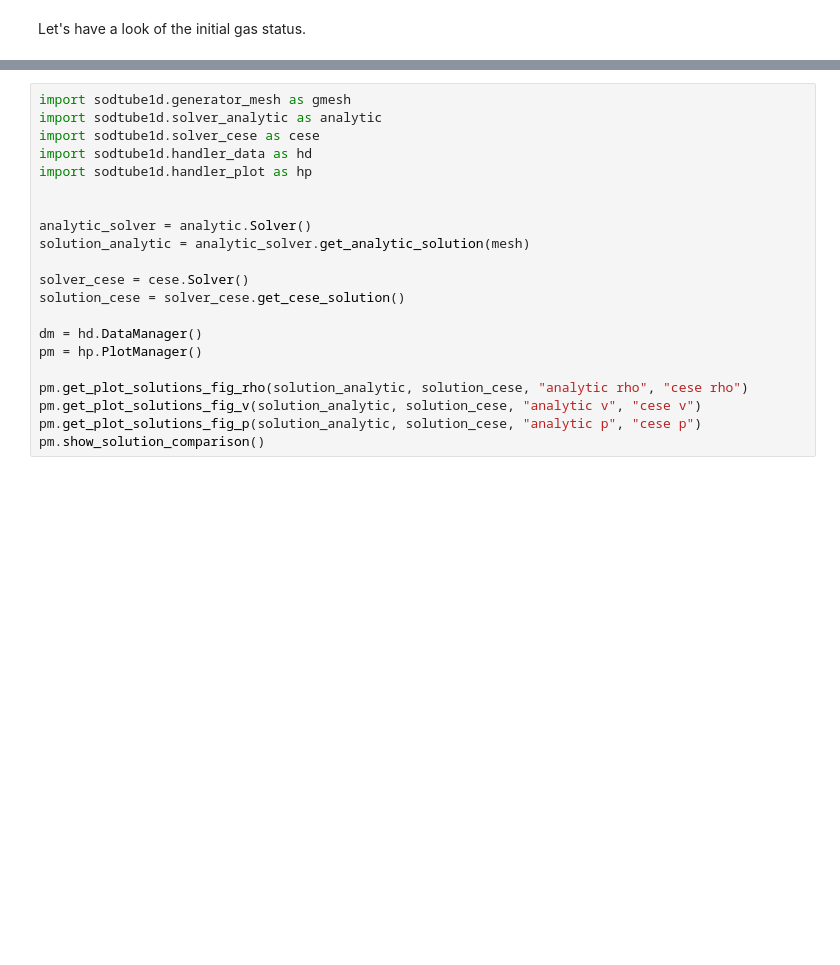
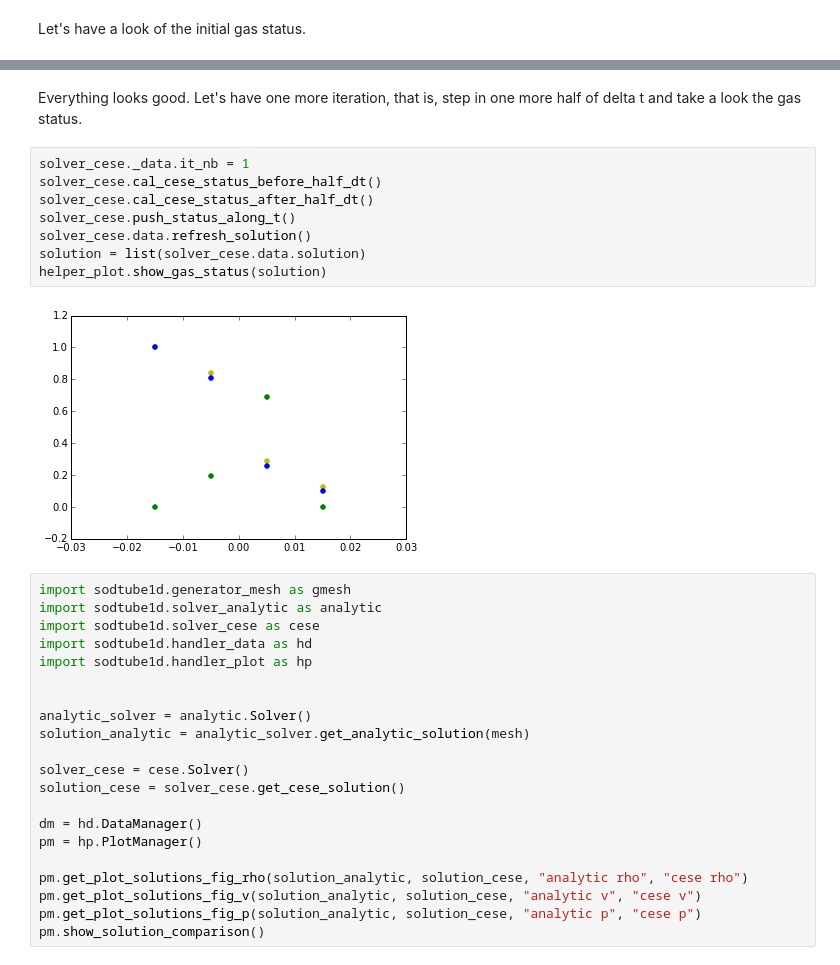
Before and after one commit to solvcon/solvcon, a Jupyter notebook: sandbox/gas/tube/sodtube1d.ipynb, the cells around one changed output, grey strips where cells are left out. Cells and saved outputs as stored; diff of their text form; blank space fills up the shorter version.

```diff
--- a/sandbox/gas/tube/sodtube1d.ipynb
+++ b/sandbox/gas/tube/sodtube1d.ipynb
@@ -53,3 +67,15 @@ From the figure above, it shows two points, one at the lefthand side of the diag
+# %% [markdown]
+Everything looks good. Let's have one more iteration, that is, step in one more half of delta t and take a look the gas status.
+# %%
+solver_cese._data.it_nb = 1
+solver_cese.cal_cese_status_before_half_dt()
+solver_cese.cal_cese_status_after_half_dt()
+solver_cese.push_status_along_t()
+solver_cese.data.refresh_solution()
+solution = list(solver_cese.data.solution)
+helper_plot.show_gas_status(solution)
+# %% [output]
+[figure, added]
 # %%
 import sodtube1d.generator_mesh as gmesh
 import sodtube1d.solver_analytic as analytic
```
Also changed, not shown: parts of 6 cells of this notebook.
